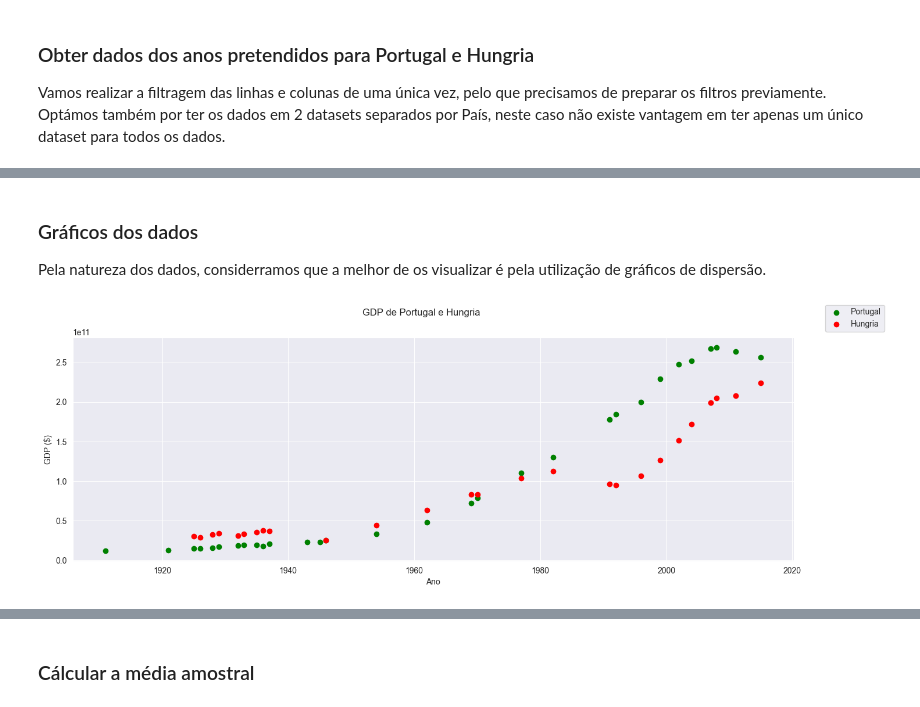
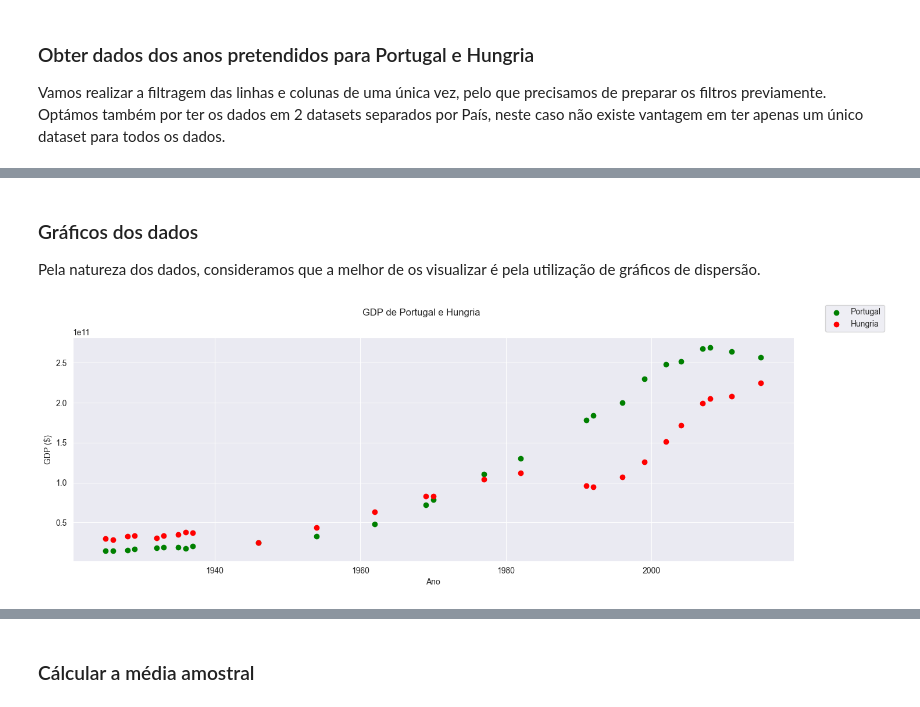
Before and after one commit to preis/anadi_2024, a Jupyter notebook: notebooks/Trabalho 1/Trabalho 4.2 1.ipynb, the cells around one changed output, grey strips where cells are left out. Cells and saved outputs as stored; diff of their text form; code cells hidden in the pictures.

```diff
--- a/notebooks/Trabalho 1/Trabalho 4.2 1.ipynb
+++ b/notebooks/Trabalho 1/Trabalho 4.2 1.ipynb
@@ -87,20 +81,20 @@ Existem NaN ? False
 # %% [markdown]
 ### Gráficos dos dados
 
-Pela natureza dos dados, considerramos que a melhor de os visualizar é pela utilização de gráficos de dispersão.
+Pela natureza dos dados, consideramos que a melhor de os visualizar é pela utilização de gráficos de dispersão.
-# %%
-fig_scatter, axes_scatter = plt.subplots(figsize=(16, 5))
-fig_scatter.suptitle("GDP de Portugal e Hungria")
-
-plt_pt = axes_scatter.scatter(dados_PT_na["year"], dados_PT_na["gdp"], color="green")
-plt_hu = axes_scatter.scatter(dados_HU_na["year"], dados_HU_na["gdp"], color="red")
-_ = axes_scatter.set_xlabel("Ano")
-_ = axes_scatter.set_ylabel("GDP ($)")
-legenda_scatter = fig_scatter.legend(("Portugal", "Hungria"), loc="upper right")
-
-# fig_scatter.show()  # Em Jupyter pode apresentar um aviso.
-# %% [output]
-[figure, removed]
+# %%
+fig_scatter, axes_scatter = plt.subplots(figsize=(16, 5))
+fig_scatter.suptitle("GDP de Portugal e Hungria")
+
+plt_pt = axes_scatter.scatter(dados_trabalho.index, dados_trabalho.Portugal, color="green")
+plt_hu = axes_scatter.scatter(dados_trabalho.index, dados_trabalho.Hungary, color="red")
+_ = axes_scatter.set_xlabel("Ano")
+_ = axes_scatter.set_ylabel("GDP ($)")
+_ = fig_scatter.legend(("Portugal", "Hungria"), loc="upper right")
+
+# fig_scatter.show()  # Em Jupyter pode apresentar um aviso.
+# %% [output]
+[figure, added]
 # %%
 #### Gráficos isolados (alternativa)
 # %%
```
Also changed, not shown: parts of 14 cells of this notebook.
